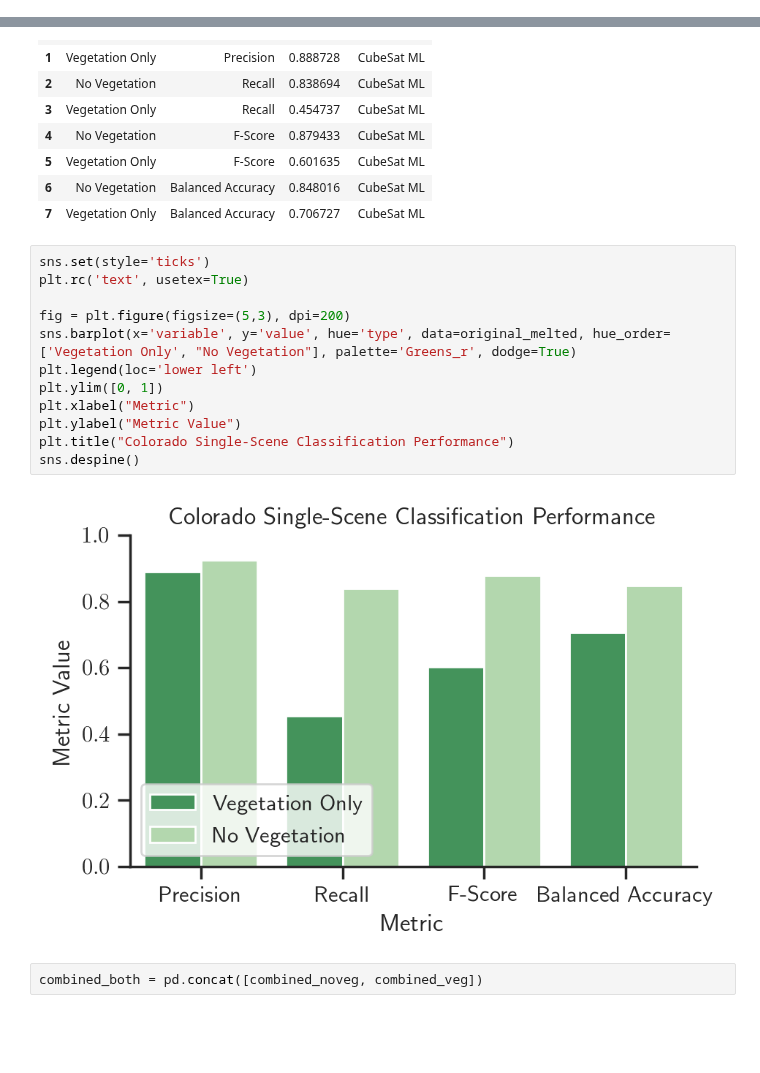
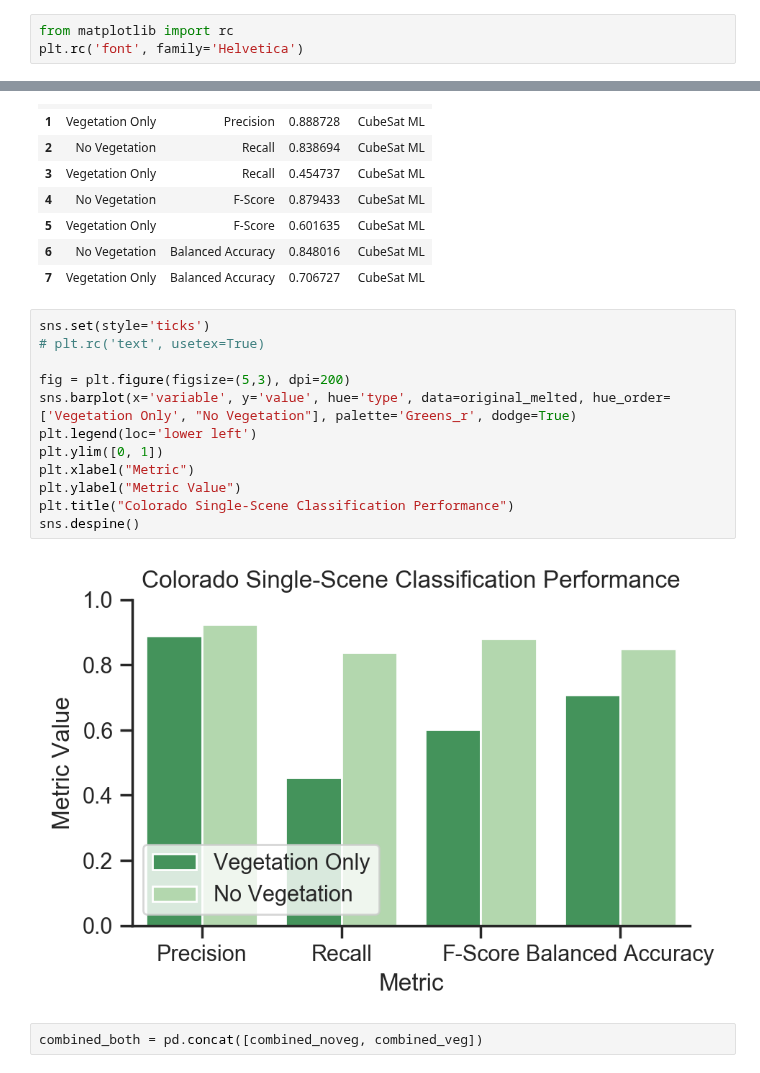
Before and after one commit to acannistra/planet-snowcover, a Jupyter notebook: experiments/ASO_Tuolumne/figures/colorado/vegetation.ipynb, the cells around one changed output, grey strips where cells are left out. Cells and saved outputs as stored; diff of their text form; blank space fills up the shorter version.

```diff
--- a/experiments/ASO_Tuolumne/figures/colorado/vegetation.ipynb
+++ b/experiments/ASO_Tuolumne/figures/colorado/vegetation.ipynb
@@ -24,3 +31,6 @@ from sklearn import metrics
+# %%
+from matplotlib import rc
+plt.rc('font', family='Helvetica')
 # %% [markdown]
 # Vegetation Mask
 
@@ -144,18 +177,18 @@ original_melted
 | 7 | Vegetation Only | Balanced Accuracy | 0.706727 | CubeSat ML |
 # %%
 sns.set(style='ticks')
-plt.rc('text', usetex=True)
+# plt.rc('text', usetex=True)
 
 fig = plt.figure(figsize=(5,3), dpi=200)
 sns.barplot(x='variable', y='value', hue='type', data=original_melted, hue_order=['Vegetation Only', "No Vegetation"], palette='Greens_r', dodge=True)
 plt.legend(loc='lower left')
 plt.ylim([0, 1])
 plt.xlabel("Metric")
 plt.ylabel("Metric Value")
 plt.title("Colorado Single-Scene Classification Performance")
 sns.despine()
 # %% [output]
-[figure, old version]
+[figure, new version]
 # %%
 combined_both = pd.concat([combined_noveg, combined_veg])
 # %%
```
Also changed, not shown: parts of 21 cells of this notebook, 3 other files.
